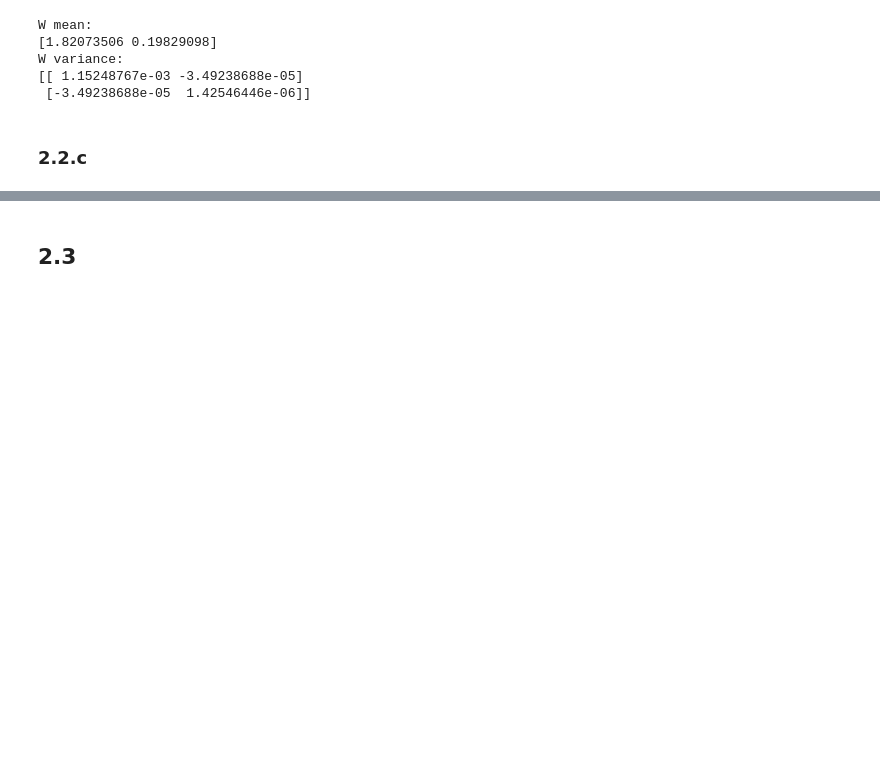
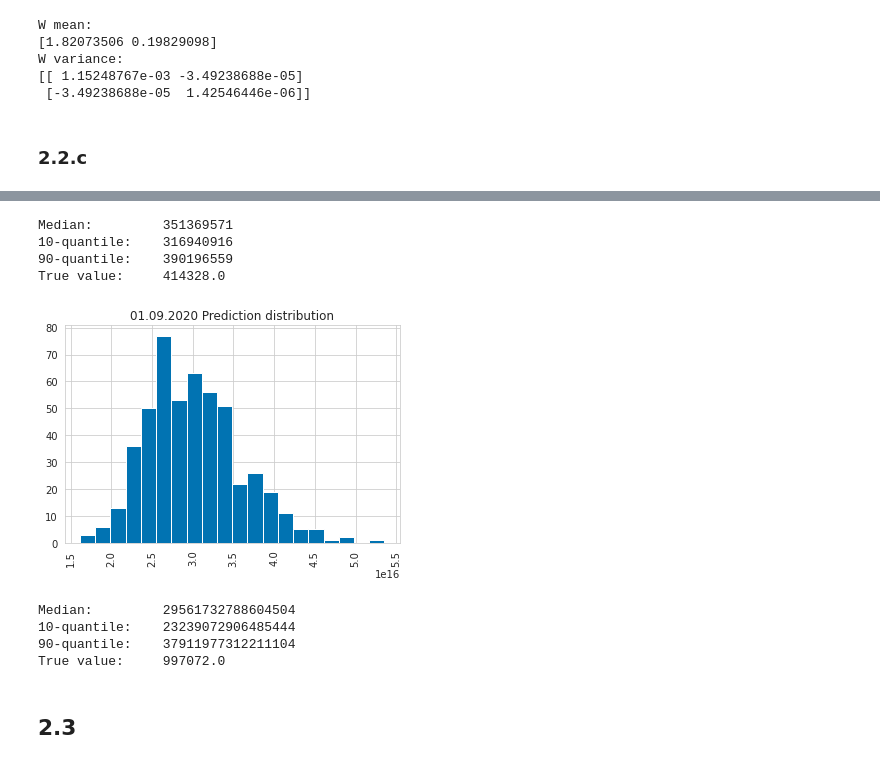
Before and after one commit to Illumaria/made-advanced-machine-learning, a Jupyter notebook: assignment_01.ipynb, the cells around one changed output, grey strips where cells are left out. Drawn from its saved outputs; the diff is of its cells as text; code cells hidden in the pictures; blank space fills up the shorter version.

```diff
--- a/assignment_01.ipynb
+++ b/assignment_01.ipynb
@@ -323,3 +375,33 @@ W variance:
+# %%
+# Prediction for June 1
+print(f"Median:\t\t{round(np.quantile(res[:, 1], 0.5))}")
+print(f"10-quantile:\t{round(np.quantile(res[:, 1], 0.1))}")
+print(f"90-quantile:\t{round(np.quantile(res[:, 1], 0.9))}")
+print(f"True value:\t" \
+      f"{russia_test[russia_test['day'] == JUNE_FIRST]['total_cases'].iloc[0]}")
+# %% [output]
+Median:         351369571
+10-quantile:    316940916
+90-quantile:    390196559
+True value:     414328.0
+# %%
+plt.hist(res[:, 2], bins=20)
+plt.xticks(rotation=90)
+plt.title("01.09.2020 Prediction distribution");
+# %% [output]
+[figure, added]
+# %%
+# Prediction for September 1
+print(f"Median:\t\t{round(np.quantile(res[:, 2], 0.5))}")
+print(f"10-quantile:\t{round(np.quantile(res[:, 2], 0.1))}")
+print(f"90-quantile:\t{round(np.quantile(res[:, 2], 0.9))}")
+print(f"True value:\t" \
+      f"{russia_test[russia_test['day'] == SEPTEMBER_FIRST]['total_cases'].iloc[0]}")
+# %% [output]
+Median:         29561732788604504
+10-quantile:    23239072906485444
+90-quantile:    37911977312211104
+True value:     997072.0
 # %% [markdown]
 ## 2.3
 # %% [markdown]
```
Also changed, not shown: parts of 22 cells of this notebook.
